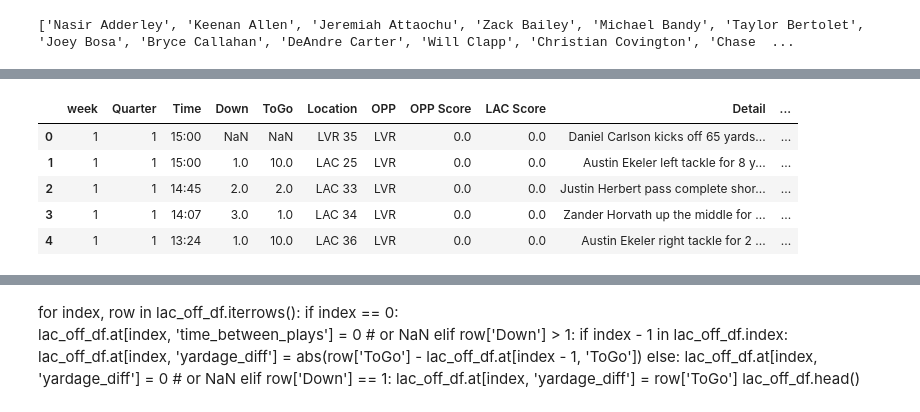
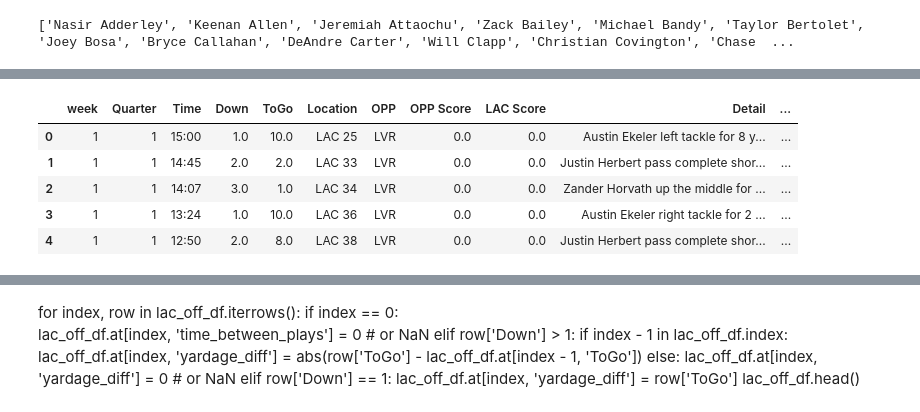
Before and after one commit to rfe123/umn_data_project_004, a Jupyter notebook: matt/lac_2022.ipynb, the cells around one changed output, grey strips where cells are left out. Cells and saved outputs as stored; diff of their text form; code cells hidden in the pictures.

```diff
--- a/matt/lac_2022.ipynb
+++ b/matt/lac_2022.ipynb
@@ -61,13 +41,15 @@ memory usage: 239.4+ KB
 # %%
 lac_2022_df['possession_team'] = lac_2022_df['Detail'].apply(lambda x: possession_check(x, roster_list, "LAC"))
-#lac_2022_df_clean = lac_2022_df_clean[lac_2022_df_clean['possession_team'] == 'CLE']
-#lac_2022_df = lac_2022_df[lac_2022_df['Down'] != 4]
+lac_2022_df = lac_2022_df[lac_2022_df['possession_team'] == 'LAC']
+rows_to_delete = lac_2022_df[lac_2022_df['Detail'].str.contains('punt|kick|goal|kneels', case=False)].index
+lac_2022_df.drop(rows_to_delete, inplace=True)
+lac_2022_df.reset_index(drop=True, inplace=True)
 lac_off_df = lac_2022_df.copy()
 lac_off_df.head()
 # %% [output]
 |  | week | Quarter | Time | Down | ToGo | Location | OPP | OPP Score | LAC Score | Detail | ... |
-| 0 | 1 | 1 | 15:00 | NaN | NaN | LVR 35 | LVR | 0.0 | 0.0 | Daniel Carlson kicks off 65 yards... | ... |
-| 1 | 1 | 1 | 15:00 | 1.0 | 10.0 | LAC 25 | LVR | 0.0 | 0.0 | Austin Ekeler left tackle for 8 y... | ... |
-| 2 | 1 | 1 | 14:45 | 2.0 | 2.0 | LAC 33 | LVR | 0.0 | 0.0 | Justin Herbert pass complete shor... | ... |
-| 3 | 1 | 1 | 14:07 | 3.0 | 1.0 | LAC 34 | LVR | 0.0 | 0.0 | Zander Horvath up the middle for ... | ... |
-| 4 | 1 | 1 | 13:24 | 1.0 | 10.0 | LAC 36 | LVR | 0.0 | 0.0 | Austin Ekeler right tackle for 2 ... | ... |
+| 0 | 1 | 1 | 15:00 | 1.0 | 10.0 | LAC 25 | LVR | 0.0 | 0.0 | Austin Ekeler left tackle for 8 y... | ... |
+| 1 | 1 | 1 | 14:45 | 2.0 | 2.0 | LAC 33 | LVR | 0.0 | 0.0 | Justin Herbert pass complete shor... | ... |
+| 2 | 1 | 1 | 14:07 | 3.0 | 1.0 | LAC 34 | LVR | 0.0 | 0.0 | Zander Horvath up the middle for ... | ... |
+| 3 | 1 | 1 | 13:24 | 1.0 | 10.0 | LAC 36 | LVR | 0.0 | 0.0 | Austin Ekeler right tackle for 2 ... | ... |
+| 4 | 1 | 1 | 12:50 | 2.0 | 8.0 | LAC 38 | LVR | 0.0 | 0.0 | Justin Herbert pass complete shor... | ... |
```
Also changed, not shown: parts of 30 cells of this notebook, 1 other file.
